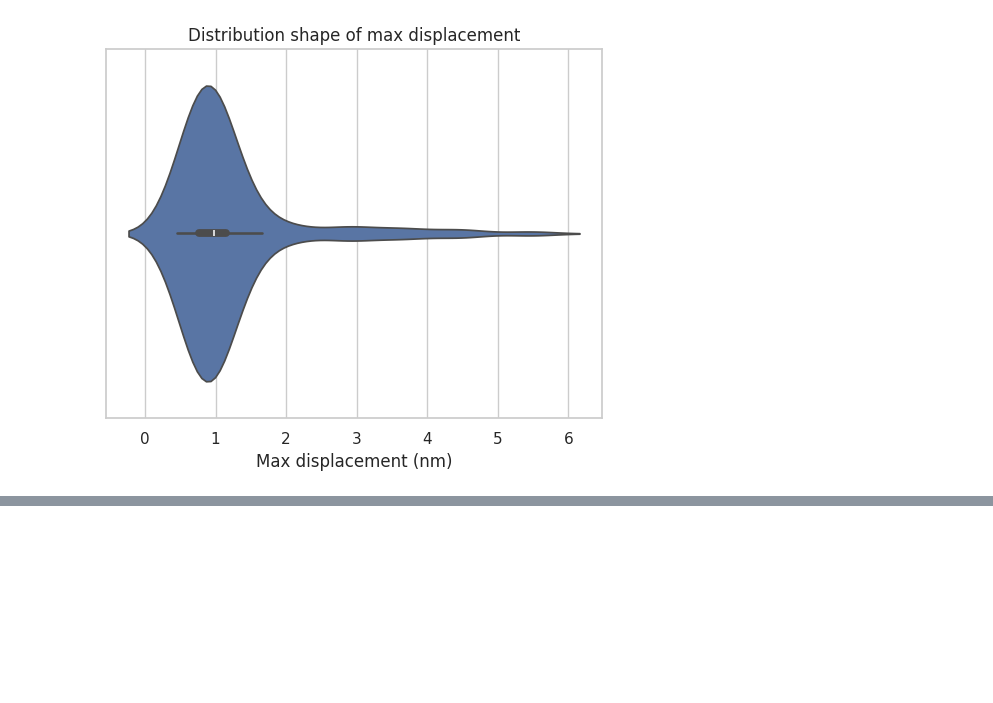
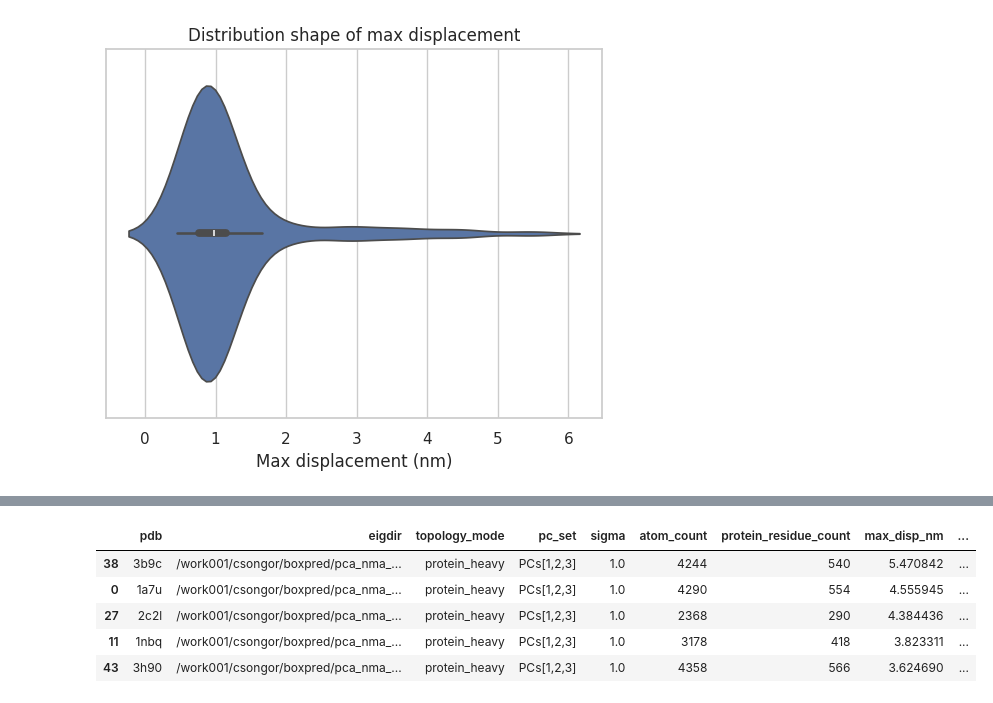
Before and after one commit to csongornemeth/pca_nma_dot_product, a Jupyter notebook: disp_ana.ipynb, the cells around one changed output, grey strips where cells are left out. Drawn from its saved outputs; the diff is of its cells as text; code cells hidden in the pictures; blank space fills up the shorter version.

```diff
--- a/disp_ana.ipynb
+++ b/disp_ana.ipynb
@@ -177,0 +241,12 @@ plt.show()
+# %%
+#max 5 displacements
+
+df_max5 = df_filtered.nlargest(5, "max_disp_nm")
+display(df_max5)
+# %% [output]
+|  | pdb | eigdir | topology_mode | pc_set | sigma | atom_count | protein_residue_count | max_disp_nm | ... |
+| 38 | 3b9c | /work001/csongor/boxpred/pca_nma_... | protein_heavy | PCs[1,2,3] | 1.0 | 4244 | 540 | 5.470842 | ... |
+| 0 | 1a7u | /work001/csongor/boxpred/pca_nma_... | protein_heavy | PCs[1,2,3] | 1.0 | 4290 | 554 | 4.555945 | ... |
+| 27 | 2c2l | /work001/csongor/boxpred/pca_nma_... | protein_heavy | PCs[1,2,3] | 1.0 | 2368 | 290 | 4.384436 | ... |
+| 11 | 1nbq | /work001/csongor/boxpred/pca_nma_... | protein_heavy | PCs[1,2,3] | 1.0 | 3178 | 418 | 3.823311 | ... |
+| 43 | 3h90 | /work001/csongor/boxpred/pca_nma_... | protein_heavy | PCs[1,2,3] | 1.0 | 4358 | 566 | 3.624690 | ... |
```
Also changed, not shown: parts of 5 cells of this notebook.
